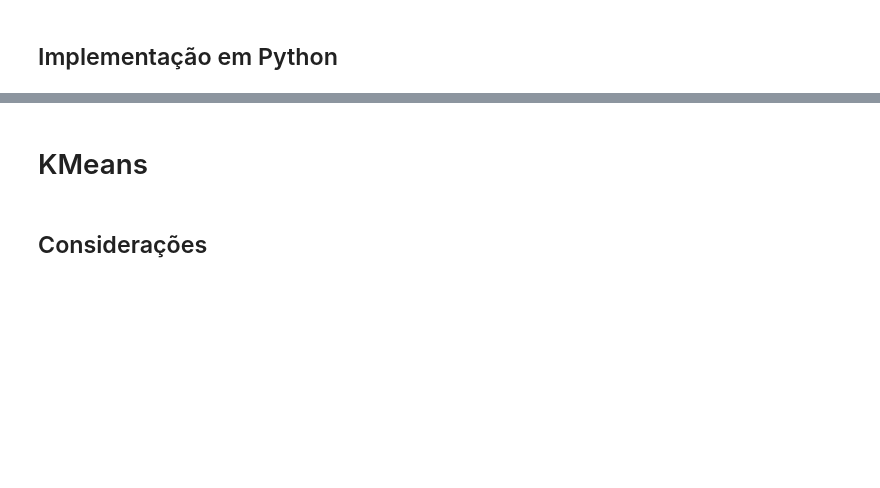
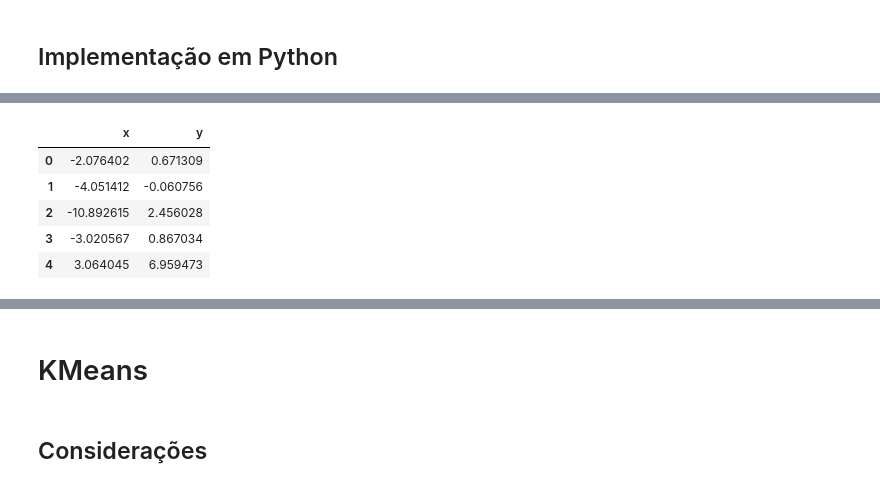
Before and after one commit to beatrizfrocha/clusters-tutorial, a Jupyter notebook: Clusters Tutorial.ipynb, the cells around one changed output, grey strips where cells are left out. Drawn from its saved outputs; the diff is of its cells as text; code cells hidden in the pictures; blank space fills up the shorter version.

```diff
--- a/Clusters Tutorial.ipynb
+++ b/Clusters Tutorial.ipynb
@@ -72,3 +152,14 @@ X, _ = make_blobs(n_samples = 500, centers = 3, random_state = 20)
+# %%
+df = DataFrame(dict(x=X[:,0], y=X[:,1]))
+
+df.head()
+# %% [output]
+|  | x | y |
+| 0 | -2.076402 | 0.671309 |
+| 1 | -4.051412 | -0.060756 |
+| 2 | -10.892615 | 2.456028 |
+| 3 | -3.020567 | 0.867034 |
+| 4 | 3.064045 | 6.959473 |
 # %%
 df = DataFrame(dict(x=X[:,0], y=X[:,1]))
 fig, ax = plt.subplots(figsize=(8,8))
```
Also changed, not shown: parts of 19 cells of this notebook, 1 other file.
